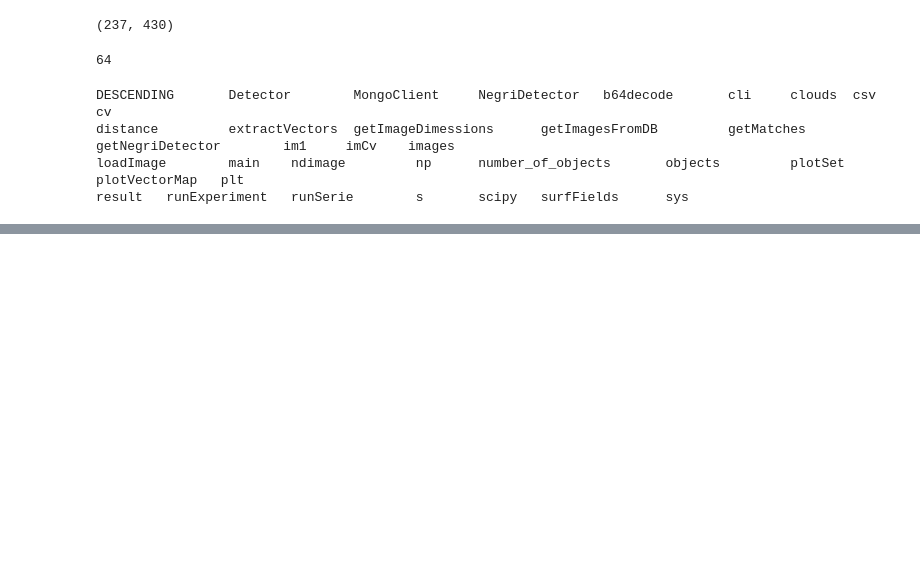
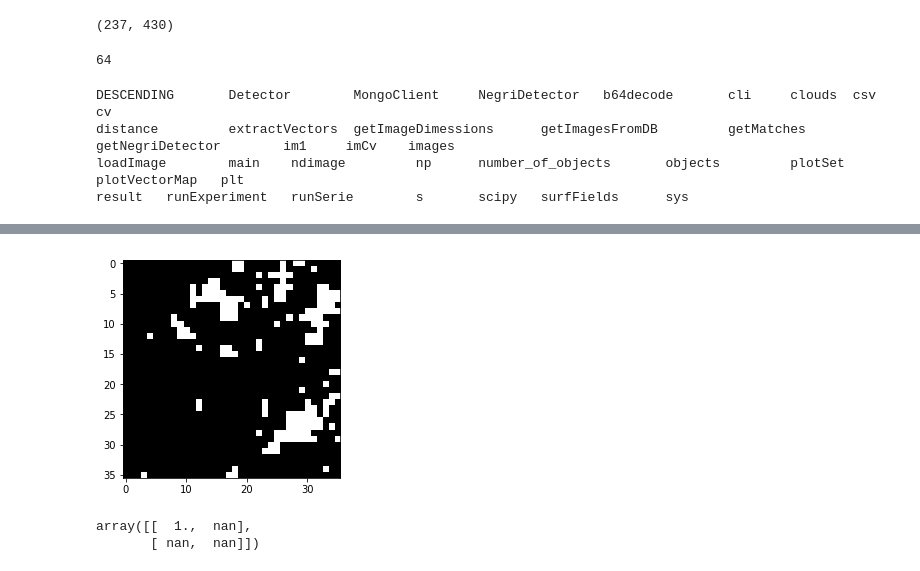
Before and after one commit to jonasagx/nephos, a Jupyter notebook: notebooks/buffer.ipynb, the cells around one changed output, grey strips where cells are left out. Cells and saved outputs as stored; diff of their text form; code cells hidden in the pictures; blank space fills up the shorter version.

```diff
--- a/notebooks/buffer.ipynb
+++ b/notebooks/buffer.ipynb
@@ -141,0 +145,4 @@ error: /opencv-master/modules/imgproc/src/thresh.cpp:1446: error: (-215) src.typ
+# %%
+plt.imshow(th1[36:72,36:72]); plt.show()
+# %% [output]
+[figure, added]
@@ -141,0 +153,5 @@ error: /opencv-master/modules/imgproc/src/thresh.cpp:1446: error: (-215) src.typ
+# %%
+np.corrcoef([1,2], [1,1])
+# %% [output]
+array([[  1.,  nan],
+       [ nan,  nan]])
```
Also changed, not shown: parts of 14 cells of this notebook.
